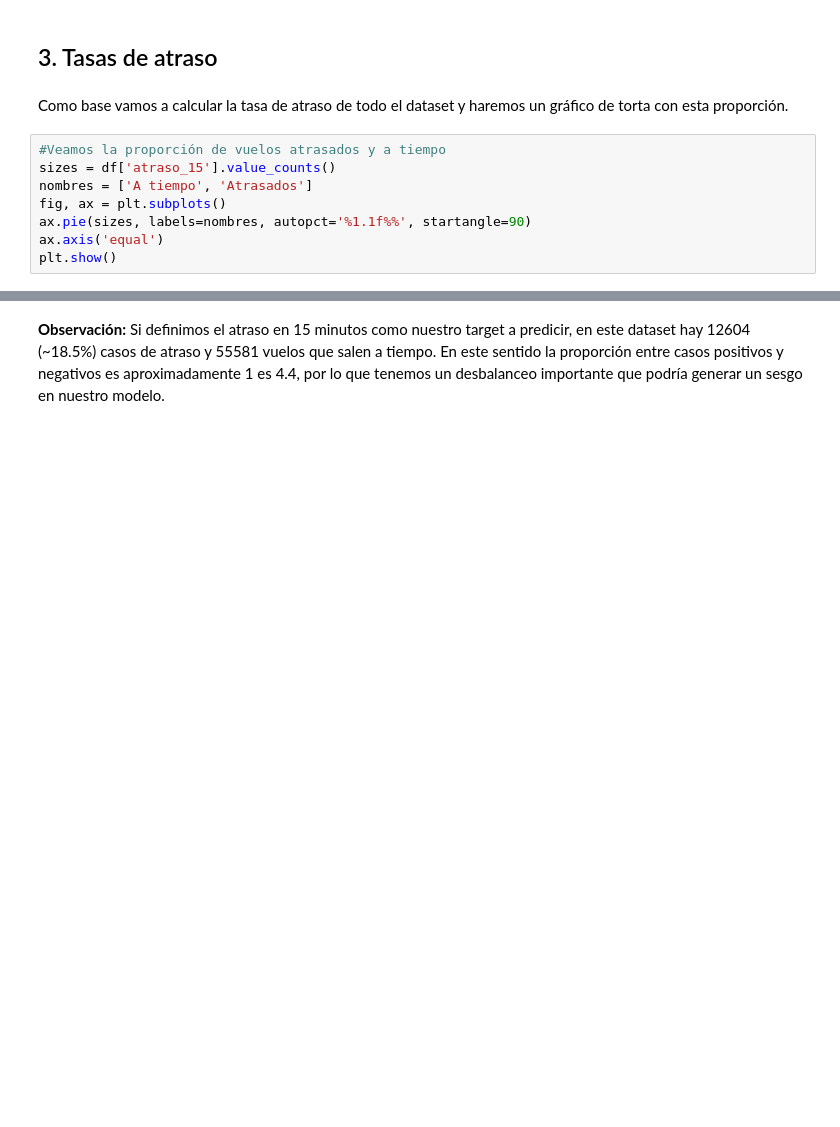
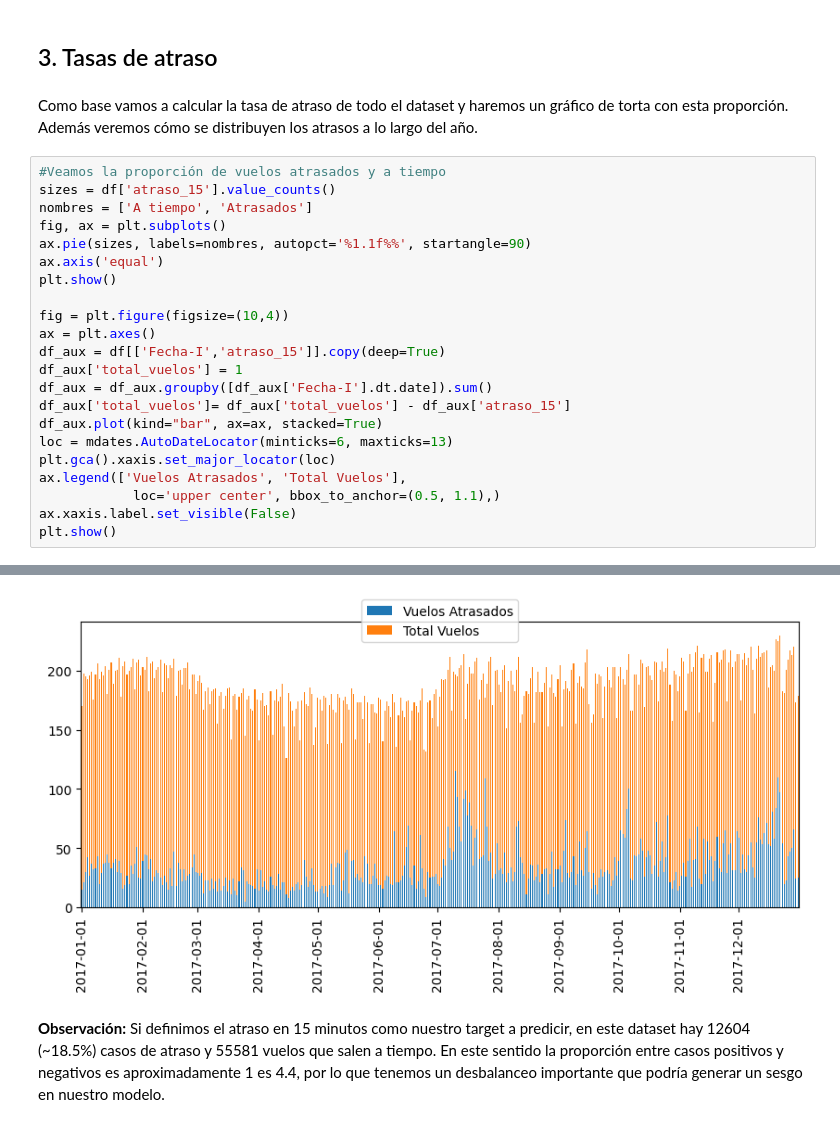
Before and after one commit to miguel-mf/challenge_ds_neuralworks, a Jupyter notebook: Challenge_Vuelos.ipynb, the cells around one changed output, grey strips where cells are left out. Saved outputs shown, nothing was run; the diff lists cells and outputs as text; blank space fills up the shorter version.

```diff
--- a/Challenge_Vuelos.ipynb
+++ b/Challenge_Vuelos.ipynb
@@ -177,16 +176,32 @@ aux.to_csv('synthetic_features.csv', index=False)
 ## 3. Tasas de atraso
 # %% [markdown]
 Como base vamos a calcular la tasa de atraso de todo el dataset y haremos un gráfico de torta con esta proporción.
+Además veremos cómo se distribuyen los atrasos a lo largo del año.
 # %%
 #Veamos la proporción de vuelos atrasados y a tiempo
 sizes = df['atraso_15'].value_counts()
 nombres = ['A tiempo', 'Atrasados']
 fig, ax = plt.subplots()
 ax.pie(sizes, labels=nombres, autopct='%1.1f%%', startangle=90)
 ax.axis('equal')
 plt.show()
+
+fig = plt.figure(figsize=(10,4))
+ax = plt.axes()
+df_aux = df[['Fecha-I','atraso_15']].copy(deep=True)
+df_aux['total_vuelos'] = 1
+df_aux = df_aux.groupby([df_aux['Fecha-I'].dt.date]).sum()
+df_aux['total_vuelos']= df_aux['total_vuelos'] - df_aux['atraso_15']
+df_aux.plot(kind="bar", ax=ax, stacked=True)
+loc = mdates.AutoDateLocator(minticks=6, maxticks=13)
+plt.gca().xaxis.set_major_locator(loc)
+ax.legend(['Vuelos Atrasados', 'Total Vuelos'],
+            loc='upper center', bbox_to_anchor=(0.5, 1.1),)
+ax.xaxis.label.set_visible(False)
+plt.show()
 # %% [output]
 [figure]
+[figure, added]
 # %% [markdown]
 **Observación:** Si definimos el atraso en 15 minutos como nuestro target a predicir, en este dataset hay 12604 (~18.5%) casos de atraso y 55581 vuelos que salen a tiempo. En este sentido la proporción entre casos positivos y negativos es aproximadamente 1 es 4.4, por lo que tenemos un desbalanceo importante que podría generar un sesgo en nuestro modelo.
 # %% [markdown]
```
Also changed, not shown: parts of 27 cells of this notebook, 2 other files.
